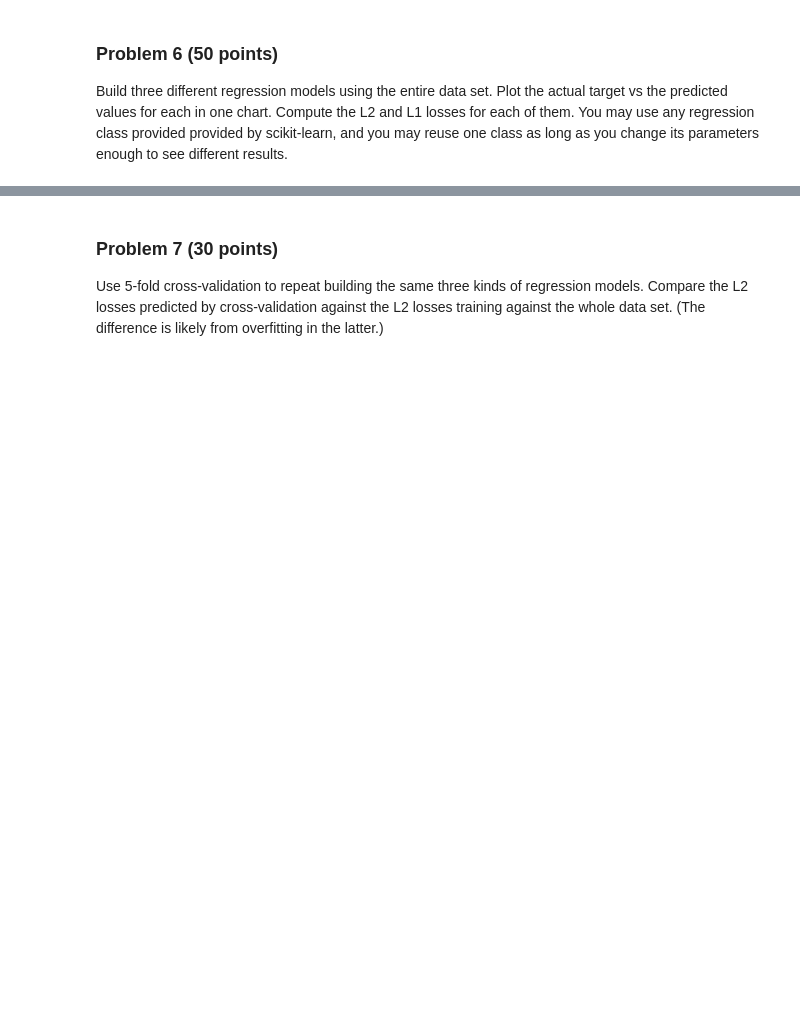
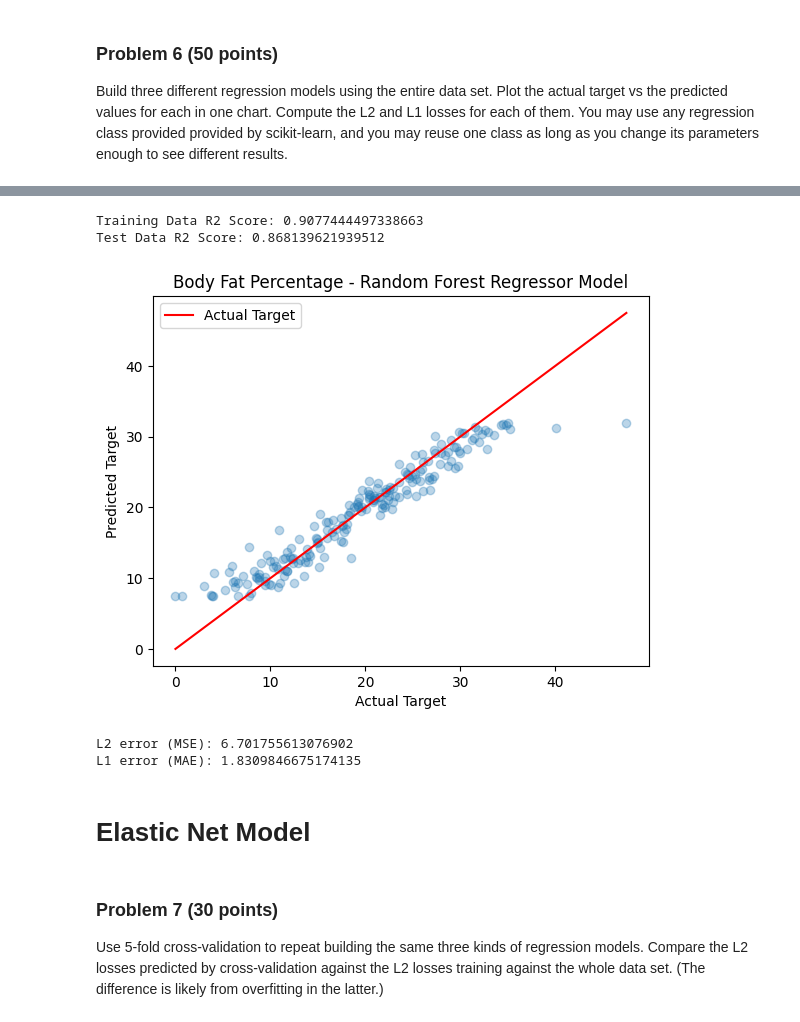
Before and after one commit to aidandig/dx602-final-project, a Jupyter notebook: project.ipynb, the cells around one changed output, grey strips where cells are left out. Saved outputs shown, nothing was run; the diff lists cells and outputs as text; code cells hidden in the pictures; blank space fills up the shorter version.

Commit message:
Random Forest Regressor Model - Added Elastic Net Model markdown

```diff
--- a/project.ipynb
+++ b/project.ipynb
@@ -396,0 +393,8 @@ YOUR ANSWERS HERE
+# %%
+from sklearn.model_selection import train_test_split
+
+X = body_fat.drop(['target'], axis='columns')
+y = body_fat['target']
+
+# Split data into training and test data
+X_train, X_test, y_train, y_test = train_test_split(X, y, test_size=0.2, random_state=26)
@@ -396,0 +403,8 @@ YOUR ANSWERS HERE
+# %%
+from sklearn.ensemble import RandomForestRegressor
+
+# Random Forest Regressor with modifications to generalize instead of overfitting
+randomForest = RandomForestRegressor(n_estimators=200, max_depth=5, min_samples_leaf=10, max_features=4)
+randomForest.fit(X_train, y_train)
+
+y_pred = randomForest.predict(X_train)
@@ -397,3 +421,30 @@ YOUR ANSWERS HERE
+# %%
+plt.scatter(y_train, y_pred, alpha=0.3)
+plt.xlabel("Actual Target")
+plt.ylabel("Predicted Target")
+plt.title("Body Fat Percentage - Random Forest Regressor Model")
+plt.plot([y_train.min(), y_train.max()], [y_train.min(), y_train.max()], color='red', label='Actual Target')
+plt.legend()
+
+print(f"Training Data R2 Score: {randomForest.score(X_train, y_train)}")
+print(f"Test Data R2 Score: {randomForest.score(X_test, y_test)}")
+# %% [output]
+Training Data R2 Score: 0.9077444497338663
+Test Data R2 Score: 0.868139621939512
+[figure, added]
+# %%
+from sklearn.metrics import mean_squared_error, mean_absolute_error
+
+L2_error = mean_squared_error(y_train, y_pred)
+L1_error = mean_absolute_error(y_train, y_pred)
+
+print(f"L2 error (MSE): {L2_error}")
+print(f"L1 error (MAE): {L1_error}")
+# %% [output]
+L2 error (MSE): 6.701755613076902
+L1 error (MAE): 1.8309846675174135
+# %% [markdown]
+# Elastic Net Model
 # %% [markdown]
 ### Problem 7 (30 points)
 
```
Also changed, not shown: parts of 5 cells of this notebook.
